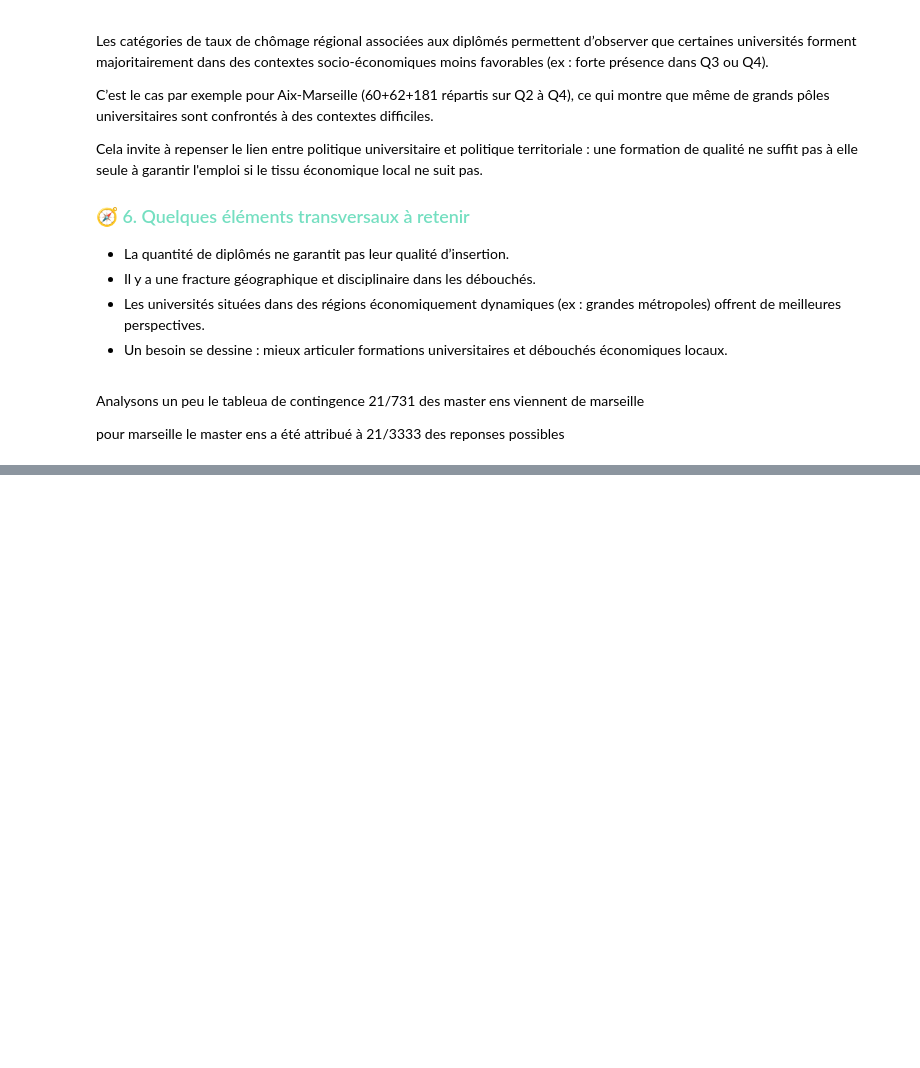
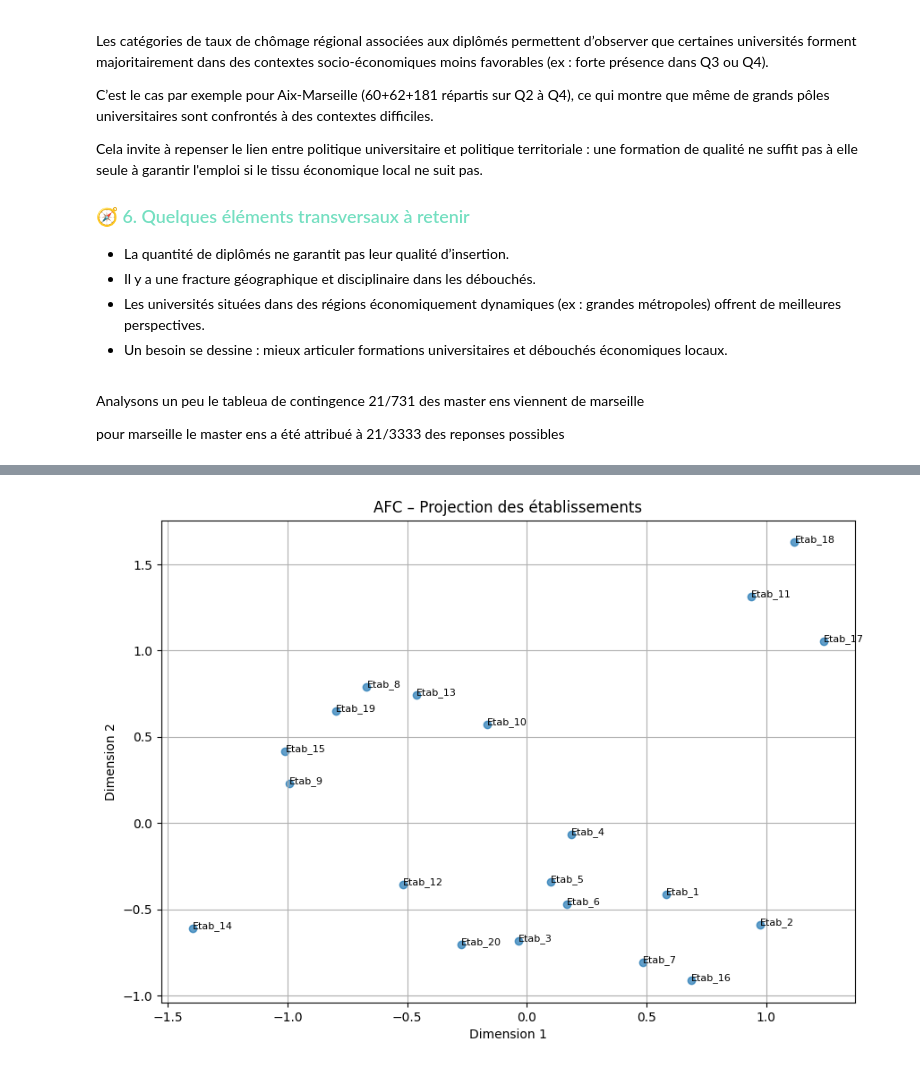
Before and after one commit to aduayom/afd-universites-france, a Jupyter notebook: main.ipynb, the cells around one changed output, grey strips where cells are left out. Drawn from its saved outputs; the diff is of its cells as text; code cells hidden in the pictures; blank space fills up the shorter version.

```diff
--- a/main.ipynb
+++ b/main.ipynb
@@ -429,0 +537,29 @@ pour marseille le master ens a été attribué à 21/3333  des reponses possible
+# %%
+import prince
+
+# Création de la table de contingence
+df_crosstab = pd.crosstab(data_simulee["etablissement"], [data_simulee["filiere"], data_simulee["niveau"], data_simulee["region"]])
+
+# Lancer l’AFC
+afc = prince.CA(n_components=2, n_iter=10, copy=True, check_input=True, engine='sklearn', random_state=42)
+afc = afc.fit(df_crosstab)
+
+# Coordonnées des individus (établissements)
+row_coords = afc.row_coordinates(df_crosstab)
+
+# Visualisation
+import matplotlib.pyplot as plt
+
+plt.figure(figsize=(10, 7))
+plt.scatter(row_coords[0], row_coords[1], alpha=0.7)
+
+for i, label in enumerate(df_crosstab.index):
+    plt.text(row_coords.iloc[i, 0], row_coords.iloc[i, 1], label, fontsize=8)
+
+plt.xlabel("Dimension 1")
+plt.ylabel("Dimension 2")
+plt.title("AFC – Projection des établissements")
+plt.grid(True)
+plt.show()
+# %% [output]
+[figure, added]
```
Also changed, not shown: parts of 4 cells of this notebook, 1 other file.
